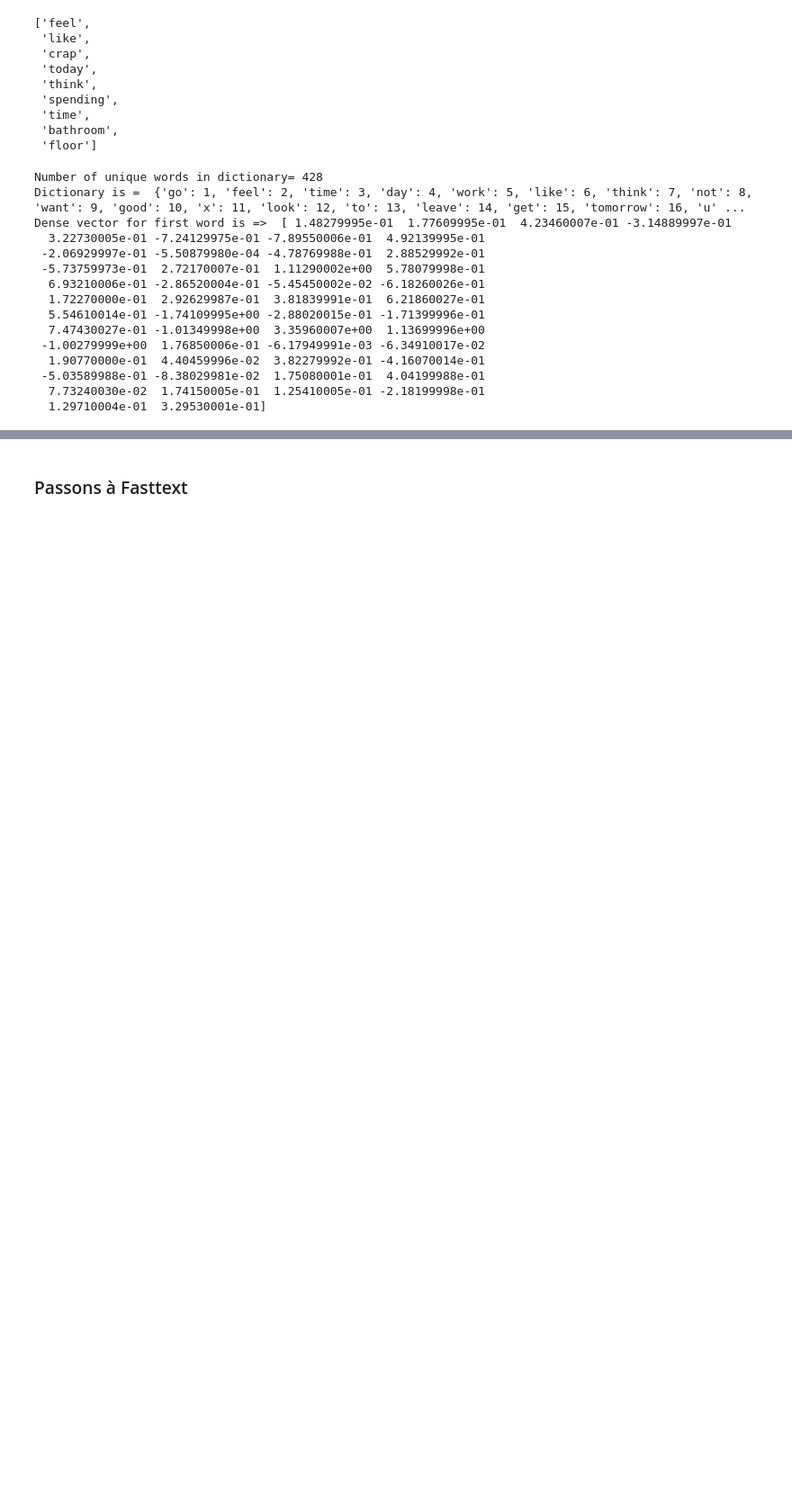
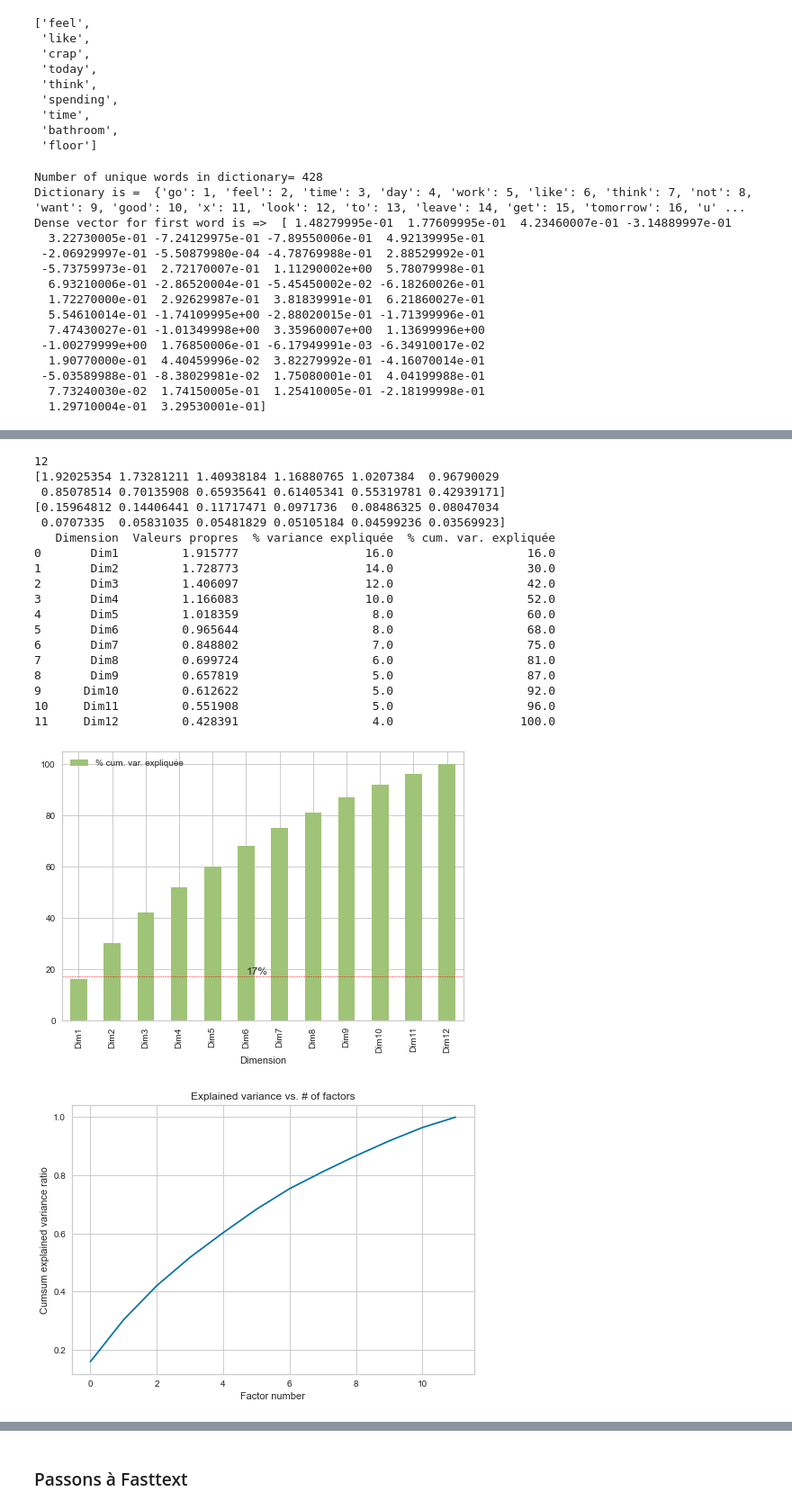
Before and after one commit to AurelieAAN/Project7_detection_des_tweets_d_insatisfactions_deep_learning, a Jupyter notebook: P7_02_scripts.ipynb, the cells around one changed output, grey strips where cells are left out. Shown at 90% size. Cells and saved outputs as stored; diff of their text form; code cells hidden in the pictures; blank space fills up the shorter version.

```diff
--- a/P7_02_scripts.ipynb
+++ b/P7_02_scripts.ipynb
@@ -643,0 +694,25 @@ Dense vector for first word is =>  [ 1.48279995e-01  1.77609995e-01  4.23460007e
+# %%
+Z = pk_multi.amulti_acp_standard(X_transformed)
+# %%
+pk_multi.amulti_acp_choice_dim(X_transformed, Z)
+# %% [output]
+12
+[1.92025354 1.73281211 1.40938184 1.16880765 1.0207384  0.96790029
+ 0.85078514 0.70135908 0.65935641 0.61405341 0.55319781 0.42939171]
+[0.15964812 0.14406441 0.11717471 0.0971736  0.08486325 0.08047034
+ 0.0707335  0.05831035 0.05481829 0.05105184 0.04599236 0.03569923]
+   Dimension  Valeurs propres  % variance expliquée  % cum. var. expliquée
+0       Dim1         1.915777                  16.0                   16.0
+1       Dim2         1.728773                  14.0                   30.0
+2       Dim3         1.406097                  12.0                   42.0
+3       Dim4         1.166083                  10.0                   52.0
+4       Dim5         1.018359                   8.0                   60.0
+5       Dim6         0.965644                   8.0                   68.0
+6       Dim7         0.848802                   7.0                   75.0
+7       Dim8         0.699724                   6.0                   81.0
+8       Dim9         0.657819                   5.0                   87.0
+9      Dim10         0.612622                   5.0                   92.0
+10     Dim11         0.551908                   5.0                   96.0
+11     Dim12         0.428391                   4.0                  100.0
+[figure, added]
+[figure, added]
```
Also changed, not shown: parts of 17 cells of this notebook.
